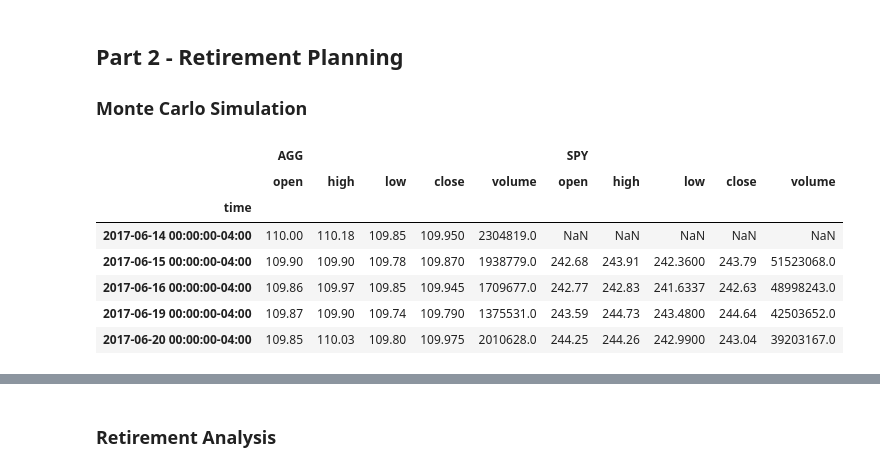
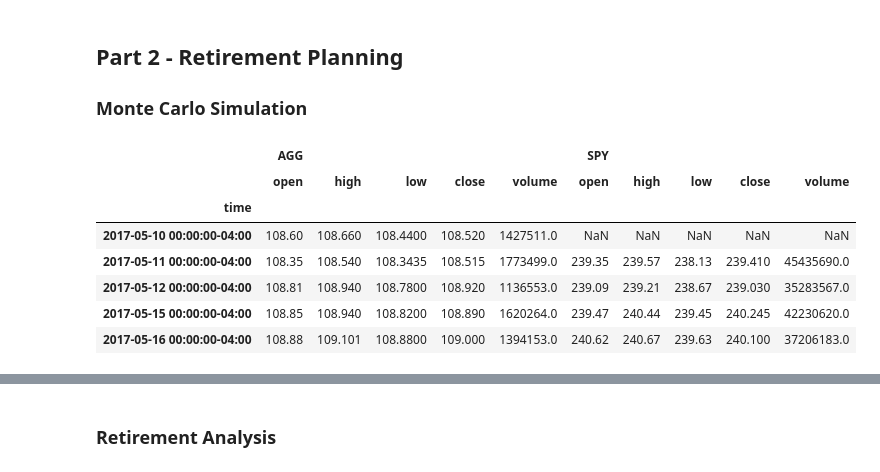
Before and after one commit to MattBuck4/API-Homework, a Jupyter notebook: financial-planner.ipynb, the cells around one changed output, grey strips where cells are left out. Cells and saved outputs as stored; diff of their text form; code cells hidden in the pictures.

```diff
--- a/financial-planner.ipynb
+++ b/financial-planner.ipynb
@@ -61,7 +61,7 @@ my_spy = 50
 alpaca_api_key = os.getenv("ALPACA_API_KEY")
 alpaca_secret_key = os.getenv("ALPACA_SECRET_KEY")
 # Create the Alpaca API object
-alpaca = tradeapi.REST(
+api = tradeapi.REST(
     alpaca_api_key,
     alpaca_secret_key)
 # %%
@@ -166,25 +170,25 @@ end_date = pd.Timestamp('2021-05-01', tz='America/New_York').isoformat()
 # %%
 # Get 5 years' worth of historical data for SPY and AGG
 # (use a limit=1000 parameter to call the most recent 1000 days of data)
-df_ticker = alpaca.get_barset(
+df_ticker = api.get_barset(
 tickers,
 timeframe,
 start=start_date,
 end=end_date,
 limit=1000
 ).df
 
 # Display sample data
 df_ticker.head()
 # %% [output]
 |  | AGG |  |  |  |  | SPY |  |  |  |  |
 |  | open | high | low | close | volume | open | high | low | close | volume |
 | time |  |  |  |  |  |  |  |  |  |  |
-| 2017-06-14 00:00:00-04:00 | 110.00 | 110.18 | 109.85 | 109.950 | 2304819.0 | NaN | NaN | NaN | NaN | NaN |
-| 2017-06-15 00:00:00-04:00 | 109.90 | 109.90 | 109.78 | 109.870 | 1938779.0 | 242.68 | 243.91 | 242.3600 | 243.79 | 51523068.0 |
-| 2017-06-16 00:00:00-04:00 | 109.86 | 109.97 | 109.85 | 109.945 | 1709677.0 | 242.77 | 242.83 | 241.6337 | 242.63 | 48998243.0 |
-| 2017-06-19 00:00:00-04:00 | 109.87 | 109.90 | 109.74 | 109.790 | 1375531.0 | 243.59 | 244.73 | 243.4800 | 244.64 | 42503652.0 |
-| 2017-06-20 00:00:00-04:00 | 109.85 | 110.03 | 109.80 | 109.975 | 2010628.0 | 244.25 | 244.26 | 242.9900 | 243.04 | 39203167.0 |
+| 2017-05-10 00:00:00-04:00 | 108.60 | 108.660 | 108.4400 | 108.520 | 1427511.0 | NaN | NaN | NaN | NaN | NaN |
+| 2017-05-11 00:00:00-04:00 | 108.35 | 108.540 | 108.3435 | 108.515 | 1773499.0 | 239.35 | 239.57 | 238.13 | 239.410 | 45435690.0 |
+| 2017-05-12 00:00:00-04:00 | 108.81 | 108.940 | 108.7800 | 108.920 | 1136553.0 | 239.09 | 239.21 | 238.67 | 239.030 | 35283567.0 |
+| 2017-05-15 00:00:00-04:00 | 108.85 | 108.940 | 108.8200 | 108.890 | 1620264.0 | 239.47 | 240.44 | 239.45 | 240.245 | 42230620.0 |
+| 2017-05-16 00:00:00-04:00 | 108.88 | 109.101 | 108.8800 | 109.000 | 1394153.0 | 240.62 | 240.67 | 239.63 | 240.100 | 37206183.0 |
 # %%
 # Configuring a Monte Carlo simulation to forecast 30 years cumulative returns
 MC_Stock_Sim30 = MCSimulation(
```
Also changed, not shown: parts of 16 cells of this notebook.
